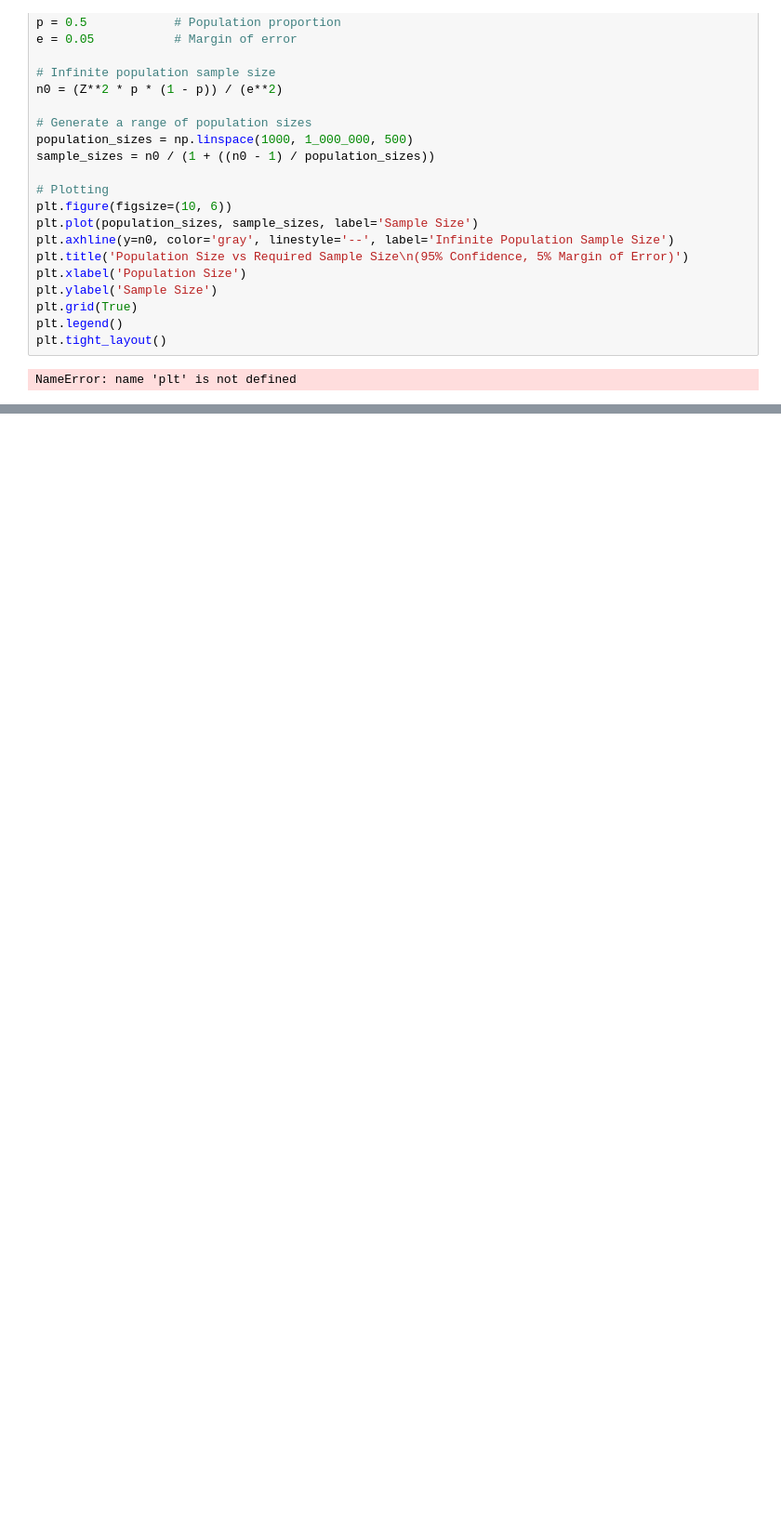
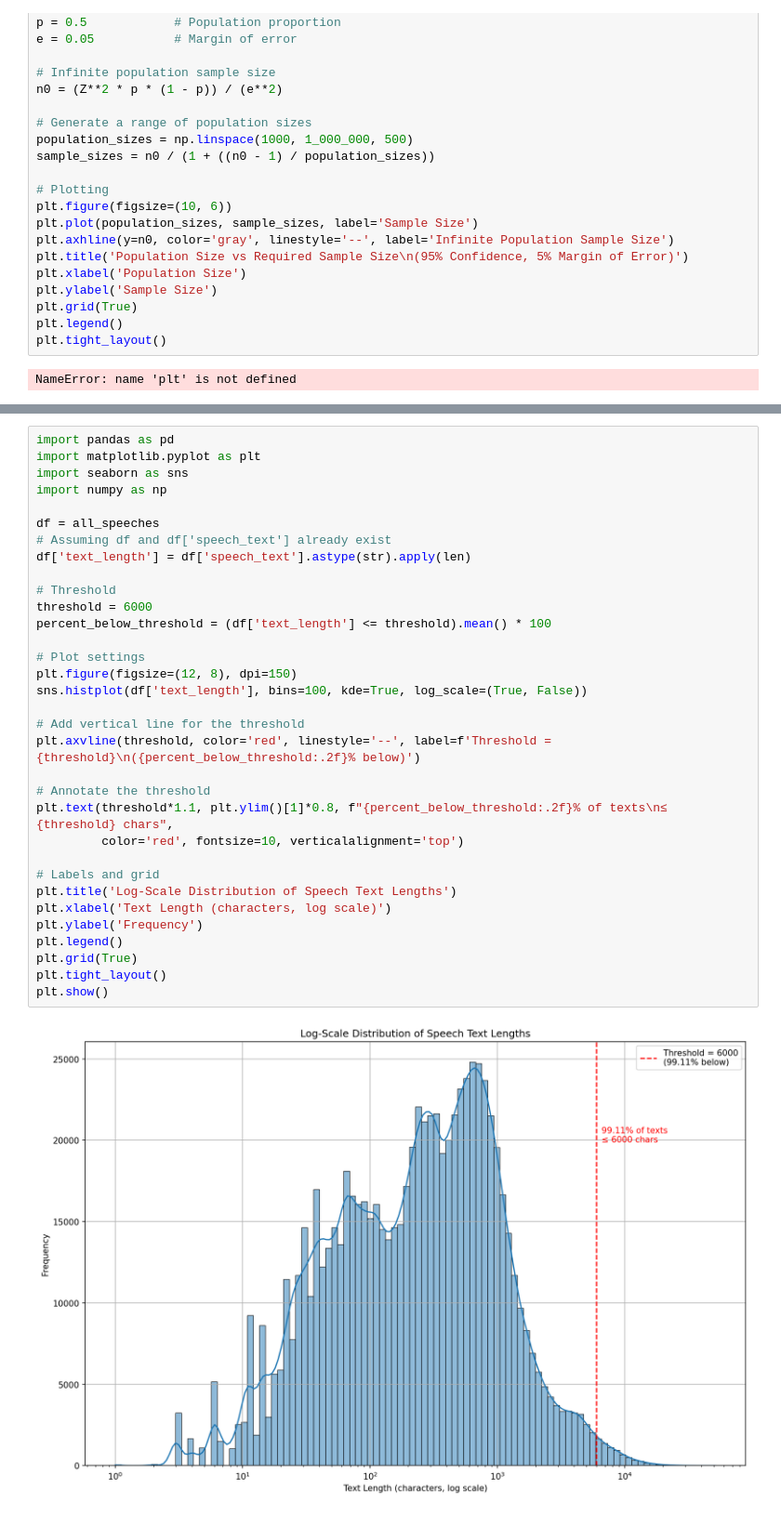
Before and after one commit to Sjiub/tweede-kamer, a Jupyter notebook: sampling.ipynb, the cells around one changed output, grey strips where cells are left out. Shown: that part at 93% size. Saved outputs shown, nothing was run; the diff lists cells and outputs as text; blank space fills up the shorter version.

```diff
--- a/sampling.ipynb
+++ b/sampling.ipynb
@@ -156,0 +172,35 @@ NameError: name 'plt' is not defined
+# %%
+import pandas as pd
+import matplotlib.pyplot as plt
+import seaborn as sns
+import numpy as np
+
+df = all_speeches
+# Assuming df and df['speech_text'] already exist
+df['text_length'] = df['speech_text'].astype(str).apply(len)
+
+# Threshold
+threshold = 6000
+percent_below_threshold = (df['text_length'] <= threshold).mean() * 100
+
+# Plot settings
+plt.figure(figsize=(12, 8), dpi=150)
+sns.histplot(df['text_length'], bins=100, kde=True, log_scale=(True, False))
+
+# Add vertical line for the threshold
+plt.axvline(threshold, color='red', linestyle='--', label=f'Threshold = {threshold}\n({percent_below_threshold:.2f}% below)')
+
+# Annotate the threshold
+plt.text(threshold*1.1, plt.ylim()[1]*0.8, f"{percent_below_threshold:.2f}% of texts\n≤ {threshold} chars",
+         color='red', fontsize=10, verticalalignment='top')
+
+# Labels and grid
+plt.title('Log-Scale Distribution of Speech Text Lengths')
+plt.xlabel('Text Length (characters, log scale)')
+plt.ylabel('Frequency')
+plt.legend()
+plt.grid(True)
+plt.tight_layout()
+plt.show()
+# %% [output]
+[figure, added]
```
Also changed, not shown: parts of 1 cell of this notebook, 8 other files.
